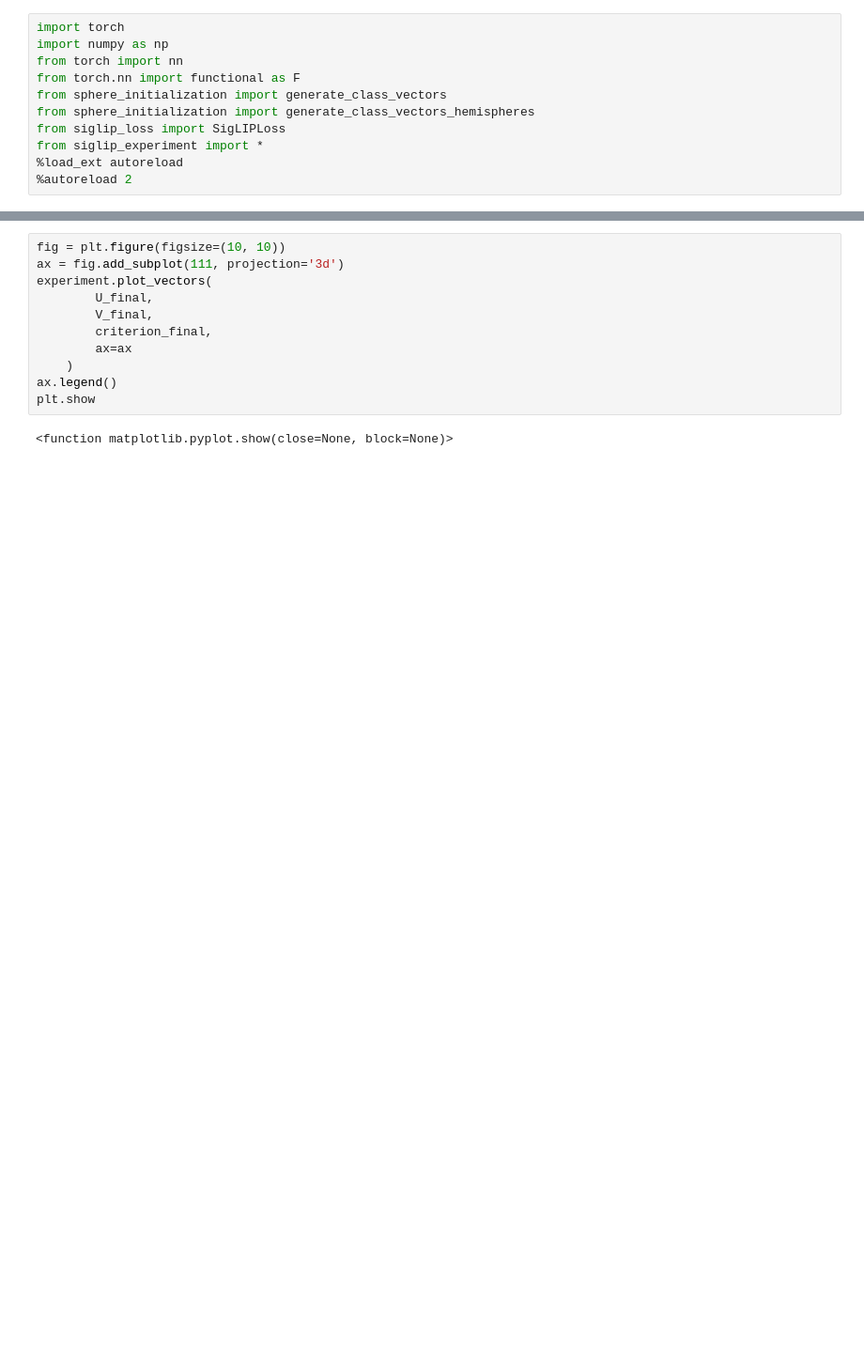
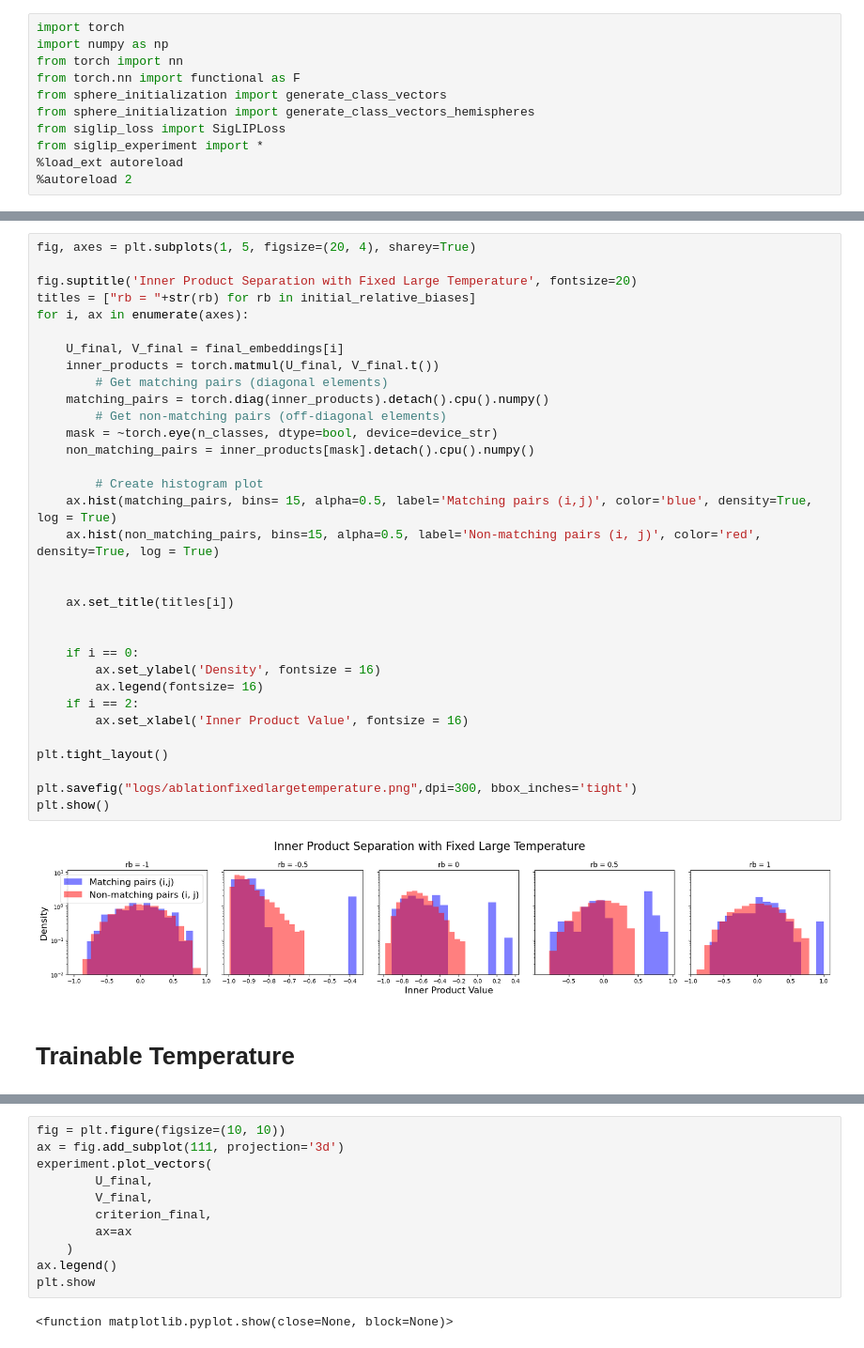
Before and after one commit to BangachevKiril/RepresentationLearningTheory, a Jupyter notebook: SigLIP/AblationStudy.ipynb, the cells around one changed output, grey strips where cells are left out. Shown at 94% size. Saved outputs shown, nothing was run; the diff lists cells and outputs as text; blank space fills up the shorter version.

```diff
--- a/SigLIP/AblationStudy.ipynb
+++ b/SigLIP/AblationStudy.ipynb
@@ -188,0 +82,37 @@ Final Temperature: 60.0000
+# %%
+fig, axes = plt.subplots(1, 5, figsize=(20, 4), sharey=True)
+
+fig.suptitle('Inner Product Separation with Fixed Large Temperature', fontsize=20)
+titles = ["rb = "+str(rb) for rb in initial_relative_biases]
+for i, ax in enumerate(axes):
+
+    U_final, V_final = final_embeddings[i]
+    inner_products = torch.matmul(U_final, V_final.t())
+        # Get matching pairs (diagonal elements)
+    matching_pairs = torch.diag(inner_products).detach().cpu().numpy()
+        # Get non-matching pairs (off-diagonal elements)
+    mask = ~torch.eye(n_classes, dtype=bool, device=device_str)
+    non_matching_pairs = inner_products[mask].detach().cpu().numpy()
+
+        # Create histogram plot
+    ax.hist(matching_pairs, bins= 15, alpha=0.5, label='Matching pairs (i,j)', color='blue', density=True, log = True)
+    ax.hist(non_matching_pairs, bins=15, alpha=0.5, label='Non-matching pairs (i, j)', color='red', density=True, log = True)
+
+
+    ax.set_title(titles[i])
+
+
+    if i == 0:
+        ax.set_ylabel('Density', fontsize = 16)
+        ax.legend(fontsize= 16)
+    if i == 2:
+        ax.set_xlabel('Inner Product Value', fontsize = 16)
+
+plt.tight_layout()
+
+plt.savefig("logs/ablationfixedlargetemperature.png",dpi=300, bbox_inches='tight')
+plt.show()
+# %% [output]
+[figure, added]
+# %% [markdown]
+# Trainable Temperature
```
Also changed, not shown: parts of 4 cells of this notebook.
